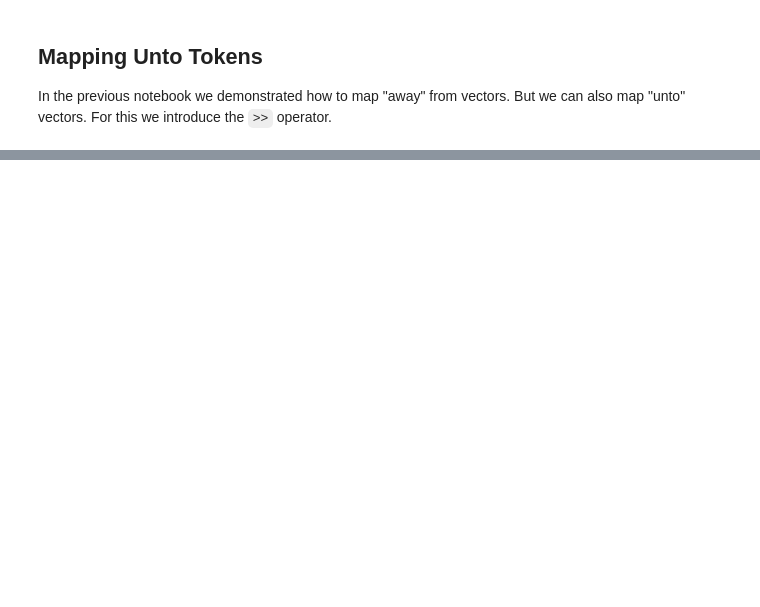
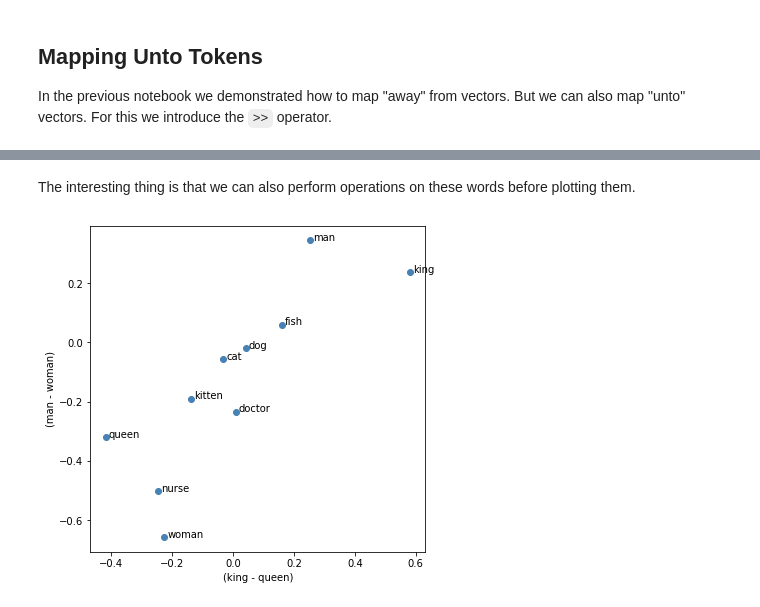
Before and after one commit to koaning/whatlies, a Jupyter notebook: docs/towards-embeddings-render.ipynb, the cells around one changed output, grey strips where cells are left out. Drawn from its saved outputs; the diff is of its cells as text; code cells hidden in the pictures; blank space fills up the shorter version.

```diff
--- a/docs/towards-embeddings-render.ipynb
+++ b/docs/towards-embeddings-render.ipynb
@@ -74,0 +97,11 @@ This is an interesting way of thinking about it. We can plot high dimensional ve
+# %% [markdown]
+The interesting thing is that we can also perform operations on these words before plotting them.
+# %%
+royalty = tokens['king'] - tokens['queen']
+gender = tokens['man'] - tokens['woman']
+for n, t in tokens.items():
+    (t
+      .plot(x_axis=royalty, y_axis=gender)
+      .plot(kind="text", x_axis=royalty, y_axis=gender))
+# %% [output]
+[figure, added]
```
Also changed, not shown: parts of 24 cells of this notebook, 22 other files.
